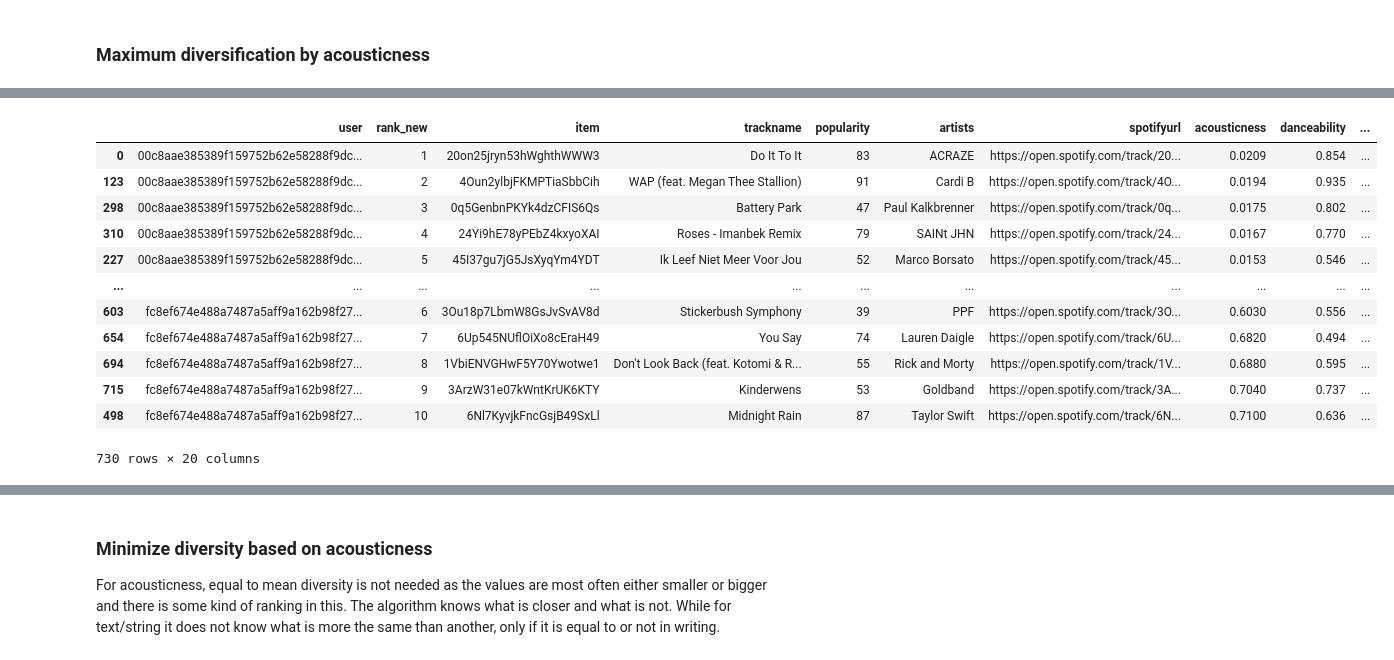
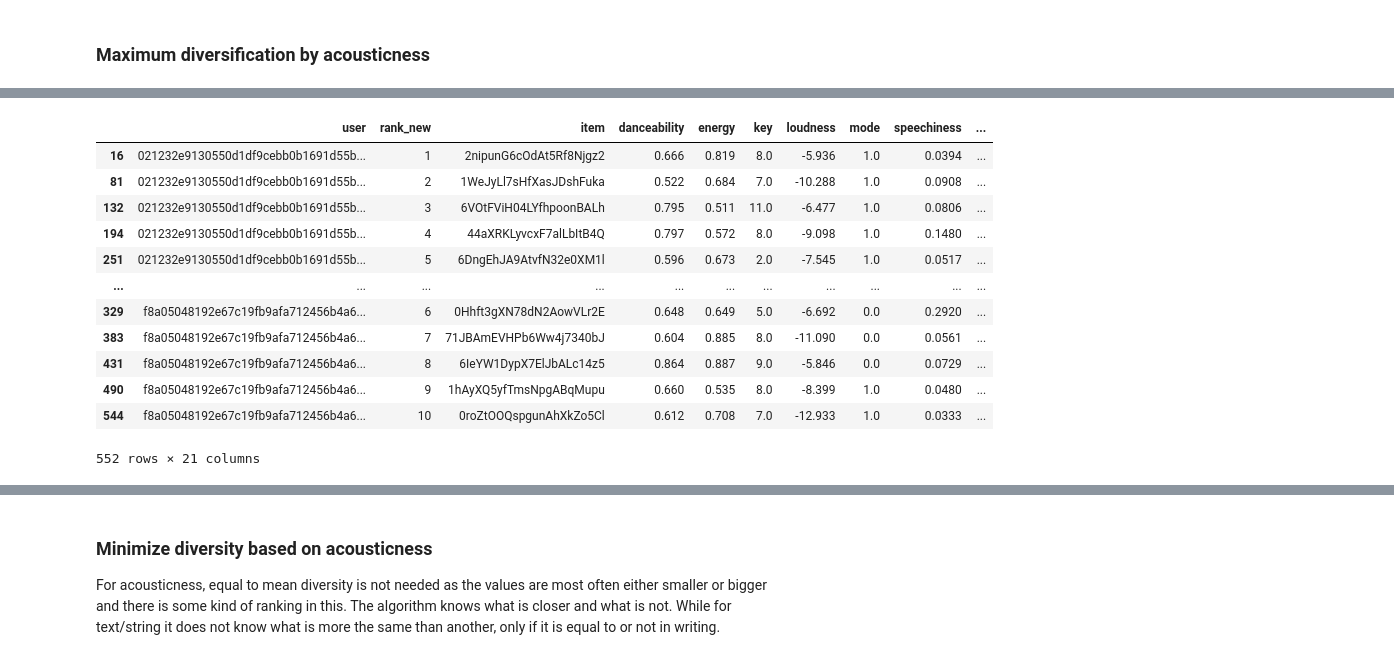
Before and after one commit to bocsardigergely/dss-group-assignment, a Jupyter notebook: Diversification and recommendation part.ipynb, the cells around one changed output, grey strips where cells are left out. Cells and saved outputs as stored; diff of their text form; code cells hidden in the pictures.

```diff
--- a/Diversification and recommendation part.ipynb
+++ b/Diversification and recommendation part.ipynb
@@ -395,6 +383,6 @@ recs_meta
 # %%
 # Get the top 10 recommendations
-recs_meta_top10 = recs_meta[recs_meta["rank"] <= 10]
+# recs_meta_top10 = recs_meta[recs_meta["rank"] <= 10]
 # recs_meta_top10
 # %% [markdown]
 ## Diversify on some value and calculate original intra-list diversity
@@ -672,0 +663,4 @@ Below can be done for each characteristic, but not for all together. Or does any
+# %%
+# Get the top 10 recommendations
+recs_non_diverse_top10 = recs_non_diverse[recs_non_diverse["rank"] <= 10]
+recs_non_diverse_top10
@@ -673,16 +681,18 @@ Below can be done for each characteristic, but not for all together. Or does any
 # %%
 # Calculate the unique artists in the top ten for each user
+l_unique_user = recs_non_diverse_top10.user.unique().tolist()
+
 dict_unique_acous = {}
 
 for user in l_unique_user:
-    user_top_acous = recs_meta_top10[recs_meta_top10["user"] == user].acousticness.tolist()
+    user_top_acous = recs_non_diverse_top10[recs_non_diverse_top10["user"] == user].acousticness.tolist()
     dict_unique_acous[user] = len(dict(Counter(user_top_acous)))
 
 df_unique_acous = pd.DataFrame.from_dict(dict_unique_acous,
                                           orient='index').reset_index().rename(columns={"index": "user", 0: "num_unique_acous"})
 
 # List of unique acousticness
-list_acous = recs_meta_top10.acousticness.tolist()
+list_acous = recs_non_diverse_top10.acousticness.tolist()
 
 dict_acous_counter = dict(Counter(list_acous))
 df_acous_counter = pd.DataFrame.from_dict(dict_acous_counter,
@@ -737,7 +747,7 @@ for user in l_unique_user:
     if len(dict_rec_div)%10 == 0:
         print(len(dict_rec_div))
 
-    user_recs = recs_meta[recs_meta["user"] == user]
+    user_recs = recs_non_diverse[recs_non_diverse["user"] == user]
     user_top_items = user_recs.item.tolist()
 
     rec_list = [user_top_items[0]]
@@ -780,31 +787,33 @@ for user in l_unique_user:
 # %%
 # top 10 new recommendations after diversification
 rec_div = pd.DataFrame.from_dict(dict_rec_div, orient='index').reset_index().rename(columns={"index": "user"})
 rec_div = pd.melt(rec_div, id_vars=['user'], value_vars=[0, 1, 2, 3, 4, 5, 6, 7, 8, 9]).rename(
     columns={"variable": "rank_new", "value": "item"})
-rec_div_top10_max_acous = pd.merge(rec_div, tracks, on="item")
+rec_div_top10_max_acous = pd.merge(rec_div, recs_non_diverse[['danceability', 'energy', 'key', 'loudness', 'mode', 'speechiness', 'acousticness',
+                                                            'instrumentalness', 'liveness', 'valence', 'tempo', 'type', 'item', 'uri', 'track_href',
+                                                            'analysis_url','duration_ms', 'time_signature', 'rank']], on="item")
 
 # start ranking from 1 rather than 0
 rec_div_top10_max_acous["rank_new"] = rec_div_top10_max_acous["rank_new"] + 1
 rec_div_top10_max_acous = rec_div_top10_max_acous.sort_values(by=["user", "rank_new"])
 
 # add which kind of diversification
 rec_div_top10_max_acous["type"] = "max_diversified_acous"
 rec_div_top10_max_acous
 # %% [output]
-|  | user | rank_new | item | trackname | popularity | artists | spotifyurl | acousticness | danceability | ... |
-| 0 | 00c8aae385389f159752b62e58288f9dc... | 1 | 20on25jryn53hWghthWWW3 | Do It To It | 83 | ACRAZE | https://open.spotify.com/track/20... | 0.0209 | 0.854 | ... |
-| 123 | 00c8aae385389f159752b62e58288f9dc... | 2 | 4Oun2ylbjFKMPTiaSbbCih | WAP (feat. Megan Thee Stallion) | 91 | Cardi B | https://open.spotify.com/track/4O... | 0.0194 | 0.935 | ... |
-| 298 | 00c8aae385389f159752b62e58288f9dc... | 3 | 0q5GenbnPKYk4dzCFIS6Qs | Battery Park | 47 | Paul Kalkbrenner | https://open.spotify.com/track/0q... | 0.0175 | 0.802 | ... |
-| 310 | 00c8aae385389f159752b62e58288f9dc... | 4 | 24Yi9hE78yPEbZ4kxyoXAI | Roses - Imanbek Remix | 79 | SAINt JHN | https://open.spotify.com/track/24... | 0.0167 | 0.770 | ... |
-| 227 | 00c8aae385389f159752b62e58288f9dc... | 5 | 45I37gu7jG5JsXyqYm4YDT | Ik Leef Niet Meer Voor Jou | 52 | Marco Borsato | https://open.spotify.com/track/45... | 0.0153 | 0.546 | ... |
+|  | user | rank_new | item | danceability | energy | key | loudness | mode | speechiness | ... |
+| 16 | 021232e9130550d1df9cebb0b1691d55b... | 1 | 2nipunG6cOdAt5Rf8Njgz2 | 0.666 | 0.819 | 8.0 | -5.936 | 1.0 | 0.0394 | ... |
+| 81 | 021232e9130550d1df9cebb0b1691d55b... | 2 | 1WeJyLl7sHfXasJDshFuka | 0.522 | 0.684 | 7.0 | -10.288 | 1.0 | 0.0908 | ... |
+| 132 | 021232e9130550d1df9cebb0b1691d55b... | 3 | 6VOtFViH04LYfhpoonBALh | 0.795 | 0.511 | 11.0 | -6.477 | 1.0 | 0.0806 | ... |
+| 194 | 021232e9130550d1df9cebb0b1691d55b... | 4 | 44aXRKLyvcxF7alLbItB4Q | 0.797 | 0.572 | 8.0 | -9.098 | 1.0 | 0.1480 | ... |
+| 251 | 021232e9130550d1df9cebb0b1691d55b... | 5 | 6DngEhJA9AtvfN32e0XM1l | 0.596 | 0.673 | 2.0 | -7.545 | 1.0 | 0.0517 | ... |
 | ... | ... | ... | ... | ... | ... | ... | ... | ... | ... | ... |
-| 603 | fc8ef674e488a7487a5aff9a162b98f27... | 6 | 3Ou18p7LbmW8GsJvSvAV8d | Stickerbush Symphony | 39 | PPF | https://open.spotify.com/track/3O... | 0.6030 | 0.556 | ... |
-| 654 | fc8ef674e488a7487a5aff9a162b98f27... | 7 | 6Up545NUflOiXo8cEraH49 | You Say | 74 | Lauren Daigle | https://open.spotify.com/track/6U... | 0.6820 | 0.494 | ... |
-| 694 | fc8ef674e488a7487a5aff9a162b98f27... | 8 | 1VbiENVGHwF5Y70Ywotwe1 | Don't Look Back (feat. Kotomi & R... | 55 | Rick and Morty | https://open.spotify.com/track/1V... | 0.6880 | 0.595 | ... |
-| 715 | fc8ef674e488a7487a5aff9a162b98f27... | 9 | 3ArzW31e07kWntKrUK6KTY | Kinderwens | 53 | Goldband | https://open.spotify.com/track/3A... | 0.7040 | 0.737 | ... |
-| 498 | fc8ef674e488a7487a5aff9a162b98f27... | 10 | 6Nl7KyvjkFncGsjB49SxLl | Midnight Rain | 87 | Taylor Swift | https://open.spotify.com/track/6N... | 0.7100 | 0.636 | ... |
+| 329 | f8a05048192e67c19fb9afa712456b4a6... | 6 | 0Hhft3gXN78dN2AowVLr2E | 0.648 | 0.649 | 5.0 | -6.692 | 0.0 | 0.2920 | ... |
+| 383 | f8a05048192e67c19fb9afa712456b4a6... | 7 | 71JBAmEVHPb6Ww4j7340bJ | 0.604 | 0.885 | 8.0 | -11.090 | 0.0 | 0.0561 | ... |
+| 431 | f8a05048192e67c19fb9afa712456b4a6... | 8 | 6IeYW1DypX7ElJbALc14z5 | 0.864 | 0.887 | 9.0 | -5.846 | 0.0 | 0.0729 | ... |
+| 490 | f8a05048192e67c19fb9afa712456b4a6... | 9 | 1hAyXQ5yfTmsNpgABqMupu | 0.660 | 0.535 | 8.0 | -8.399 | 1.0 | 0.0480 | ... |
+| 544 | f8a05048192e67c19fb9afa712456b4a6... | 10 | 0roZtOOQspgunAhXkZo5Cl | 0.612 | 0.708 | 7.0 | -12.933 | 1.0 | 0.0333 | ... |
-730 rows × 20 columns
+552 rows × 21 columns
 # %%
 # Plotting the difference between original diversity score of the top 10 list and the new diversity score for top 10 within one histogram
 dict_ild_div = il_diversity_int(rec_div_top10_max_acous)
```
Also changed, not shown: parts of 20 cells of this notebook.
